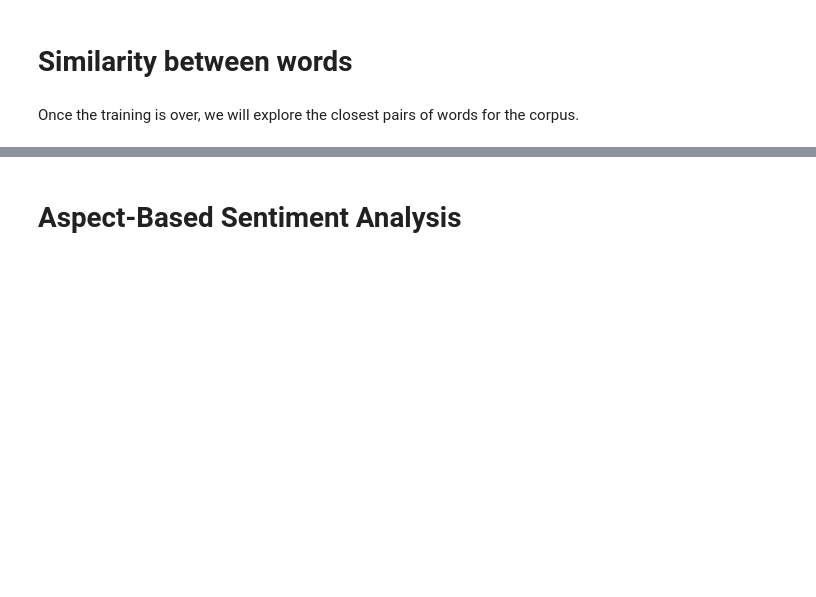
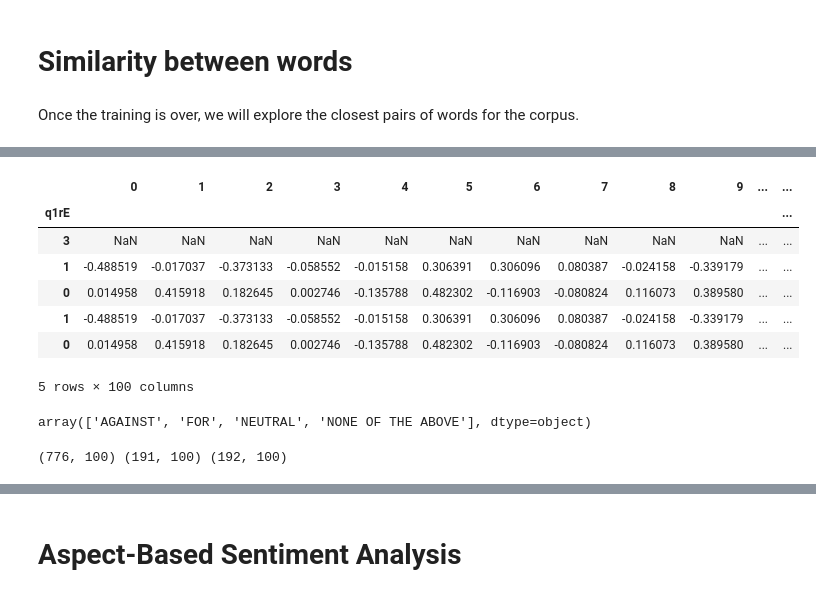
Before and after one commit to amalenkr/NLP--Progressive-issues-sentiment-, a Jupyter notebook: 3- Python/script_Amalou.ipynb, the cells around one changed output, grey strips where cells are left out. Drawn from its saved outputs; the diff is of its cells as text; code cells hidden in the pictures; blank space fills up the shorter version.

```diff
--- a/3- Python/script_Amalou.ipynb
+++ b/3- Python/script_Amalou.ipynb
@@ -484,0 +490,42 @@ Le clustering est mauvais.
+# %%
+import nltk
+import pandas as pd
+from nltk.stem import WordNetLemmatizer
+from nltk.stem import PorterStemmer
+from nltk.corpus import stopwords
+from nltk.tokenize import word_tokenize
+from nltk.tokenize import RegexpTokenizer
+from nltk.stem import PorterStemmer
+import nltk
+nltk.download('punkt')
+nltk.download('stopwords')
+from googletrans import Translator
+import demoji
+from google_trans_new import google_translator
+from nltk.stem import SnowballStemmer
+from nltk.tokenize import TreebankWordTokenizer
+import bert
+from transformers import BertTokenizer, BertModel
+import numpy as np
+import torch
+from sklearn.feature_extraction.text import CountVectorizer
+from sklearn.model_selection import train_test_split
+import matplotlib.pyplot as plt
+from sklearn.preprocessing import MaxAbsScaler, StandardScaler
+from sklearn.neighbors import KNeighborsClassifier
+from sklearn.svm import LinearSVC
+from sklearn.tree import DecisionTreeClassifier
+from sklearn.model_selection import train_test_split, GridSearchCV
+from sklearn.ensemble import RandomForestClassifier
+from sklearn.preprocessing import OneHotEncoder
+from sklearn.pipeline import Pipeline
+import sklearn.tree as tree
+from sklearn.linear_model import LogisticRegression
+from sklearn.compose import ColumnTransformer
+from sklearn.metrics import confusion_matrix, accuracy_score, mean_squared_error, balanced_accuracy_score,  plot_roc_curve, make_scorer, roc_curve, classification_report
+import seaborn as sns
+from wordcloud import WordCloud, STOPWORDS
+stopwords = set(STOPWORDS)
+sns.set_style('whitegrid')
+sns.set(font_scale=1.25)
+pd.set_option('display.max_colwidth', 50)
@@ -484,0 +539,11 @@ Le clustering est mauvais.
+# %%
+train_df.head()
+# %% [output]
+|  | 0 | 1 | 2 | 3 | 4 | 5 | 6 | 7 | 8 | 9 | ... | ... |
+| q1rE |  |  |  |  |  |  |  |  |  |  |  | ... |
+| 3 | NaN | NaN | NaN | NaN | NaN | NaN | NaN | NaN | NaN | NaN | ... | ... |
+| 1 | -0.488519 | -0.017037 | -0.373133 | -0.058552 | -0.015158 | 0.306391 | 0.306096 | 0.080387 | -0.024158 | -0.339179 | ... | ... |
+| 0 | 0.014958 | 0.415918 | 0.182645 | 0.002746 | -0.135788 | 0.482302 | -0.116903 | -0.080824 | 0.116073 | 0.389580 | ... | ... |
+| 1 | -0.488519 | -0.017037 | -0.373133 | -0.058552 | -0.015158 | 0.306391 | 0.306096 | 0.080387 | -0.024158 | -0.339179 | ... | ... |
+| 0 | 0.014958 | 0.415918 | 0.182645 | 0.002746 | -0.135788 | 0.482302 | -0.116903 | -0.080824 | 0.116073 | 0.389580 | ... | ... |
+5 rows × 100 columns
@@ -484,0 +561,9 @@ Le clustering est mauvais.
+# %%
+le_classes = le.classes_
+le_classes
+# %% [output]
+array(['AGAINST', 'FOR', 'NEUTRAL', 'NONE OF THE ABOVE'], dtype=object)
+# %%
+print(train_df.shape, val_df.shape, test_df.shape)
+# %% [output]
+(776, 100) (191, 100) (192, 100)
```
Also changed, not shown: parts of 51 cells of this notebook, 3 other files.
